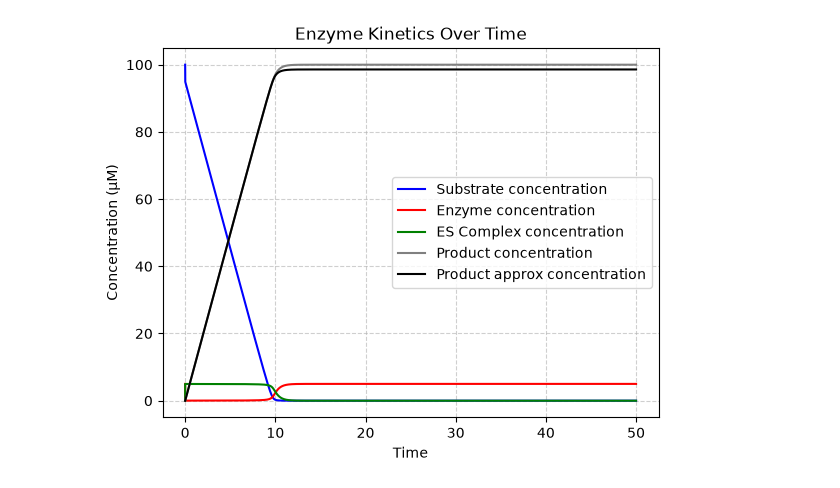
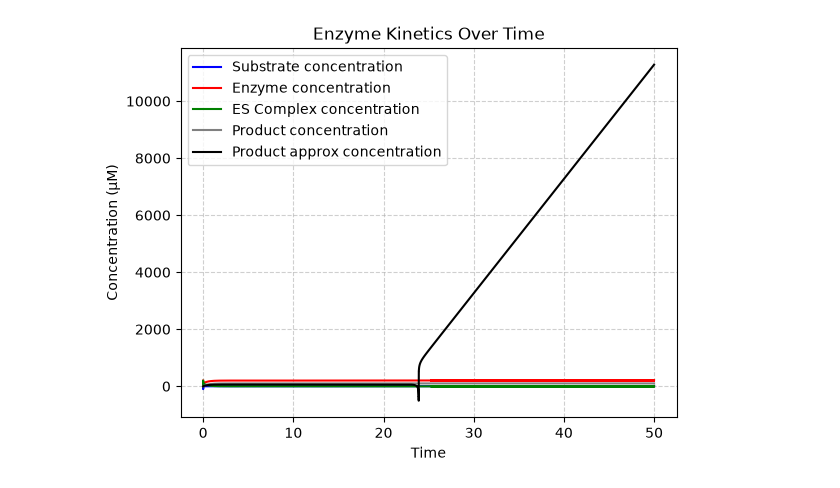
Before and after one commit to ankushgoyalengineer/systems-bio-lab, a Jupyter notebook: 02-Michaelis-Menten/model.ipynb, the cells around one changed output. Drawn from its saved outputs; the diff is of its cells as text; code cells hidden in the pictures.

```diff
--- a/02-Michaelis-Menten/model.ipynb
+++ b/02-Michaelis-Menten/model.ipynb
@@ -226,0 +241,7 @@ time_coord, s_coord, e_coord, es_coord, p_coord, p_approx_coord, s_start, e_star
+# %%
+#When enzyme is larger than substrate concentration
+time_coord, s_coord, e_coord, es_coord, p_coord, p_approx_coord = simulate_michael_menten(s_initial= 100.0,e_initial= 200.0, es_initial= 0.0, p_initial= 0.0, p_approx_initial= 0.0, dt = 0.001,
+    k1 = 10.0,
+    k2 = 2.0,
+    k3 = 2.0,
+    steps = 50000)
@@ -227,4 +256,4 @@ time_coord, s_coord, e_coord, es_coord, p_coord, p_approx_coord, s_start, e_star
 # %%
-plot_result(time_coord, s_coord, e_coord, es_coord, p_coord, p_approx_coord, s_start, e_start, es_start, p_start, p_approx_start)
+plot_result(time_coord, s_coord, e_coord, es_coord, p_coord, p_approx_coord)
 # %% [output]
-[figure, old version]
+[figure, new version]
```
Also changed, not shown: parts of 7 cells of this notebook.
